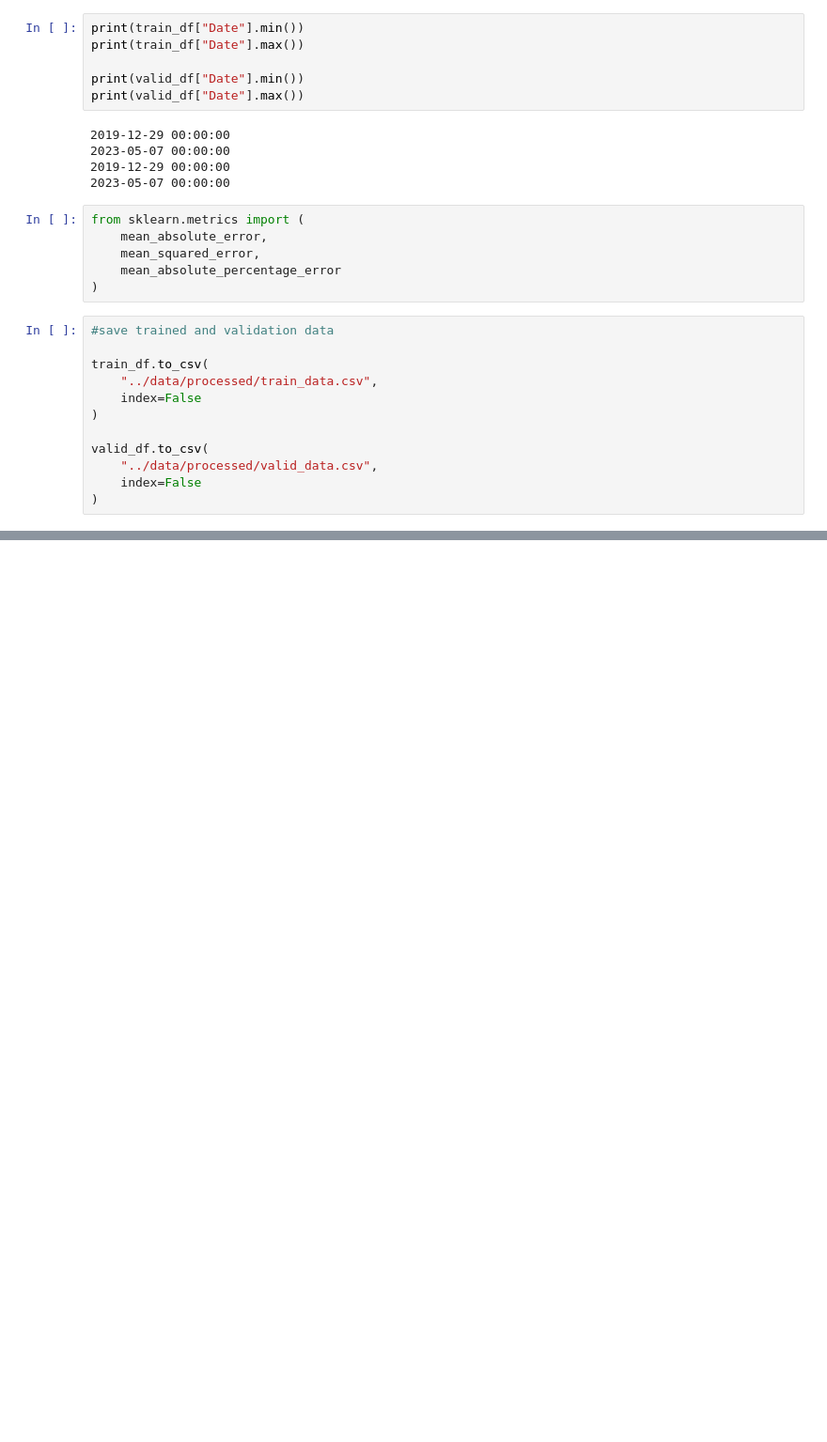
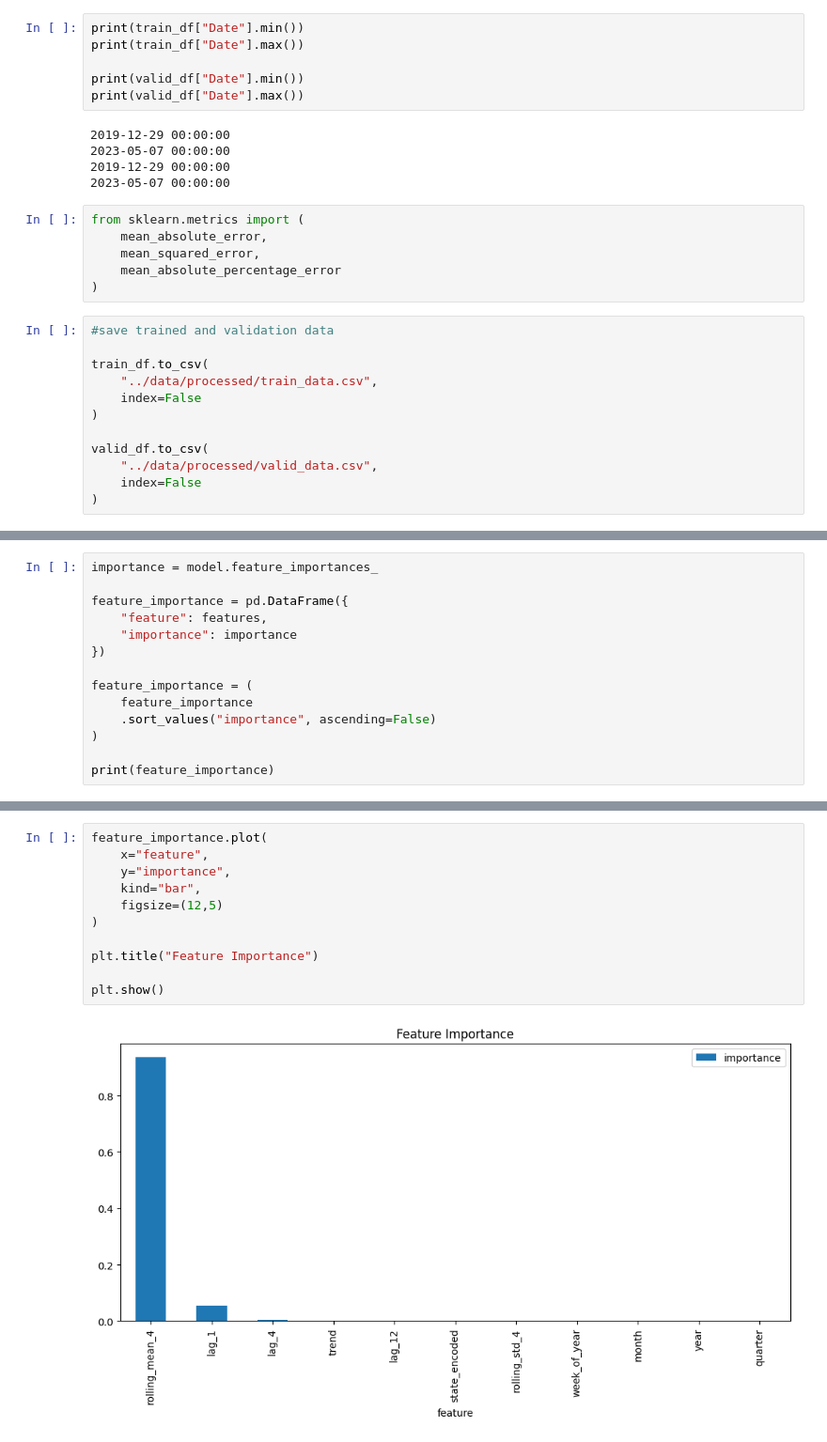
Before and after one commit to Kartikey1884/sales-forecasting-ml, a Jupyter notebook: notebooks/02_feature_engineering.ipynb, the cells around one changed output, grey strips where cells are left out. Shown at 94% size. Drawn from its saved outputs; the diff is of its cells as text; blank space fills up the shorter version.

```diff
--- a/notebooks/02_feature_engineering.ipynb
+++ b/notebooks/02_feature_engineering.ipynb
@@ -262,0 +351,14 @@ valid_df.to_csv(
+# %%
+importance = model.feature_importances_
+
+feature_importance = pd.DataFrame({
+    "feature": features,
+    "importance": importance
+})
+
+feature_importance = (
+    feature_importance
+    .sort_values("importance", ascending=False)
+)
+
+print(feature_importance)
@@ -262,0 +378,13 @@ valid_df.to_csv(
+# %%
+feature_importance.plot(
+    x="feature",
+    y="importance",
+    kind="bar",
+    figsize=(12,5)
+)
+
+plt.title("Feature Importance")
+
+plt.show()
+# %% [output]
+[figure, added]
```
Also changed, not shown: parts of 21 cells of this notebook.
